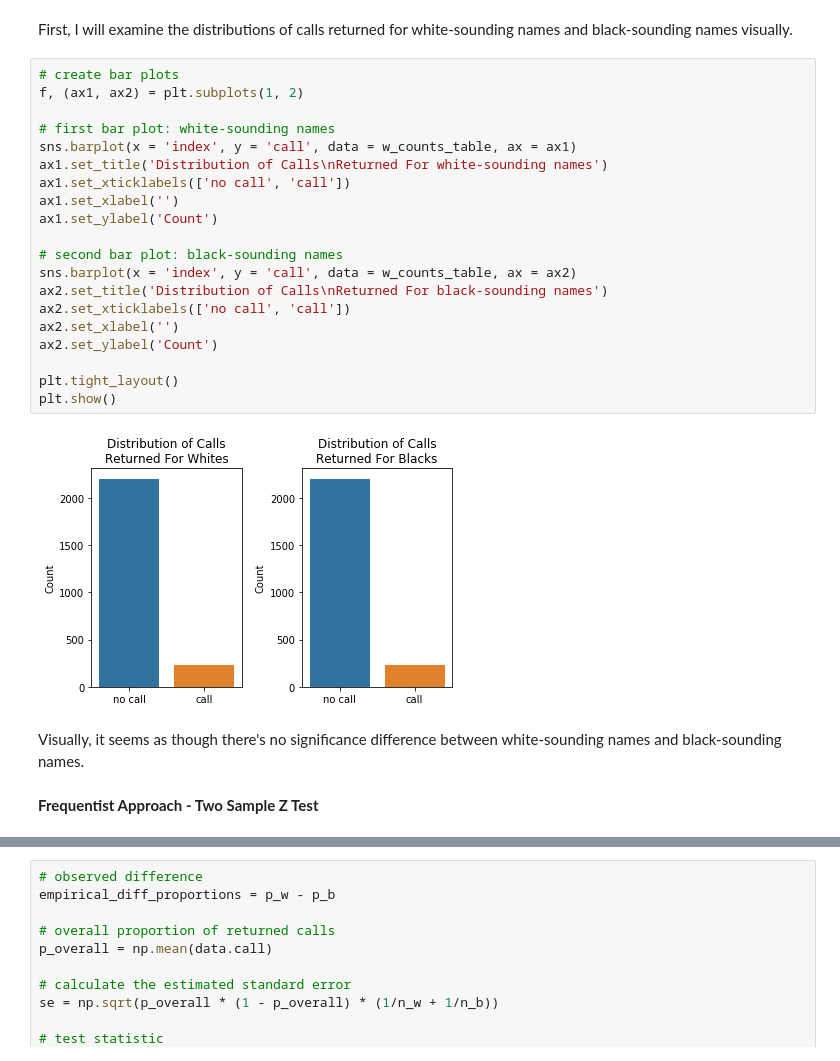
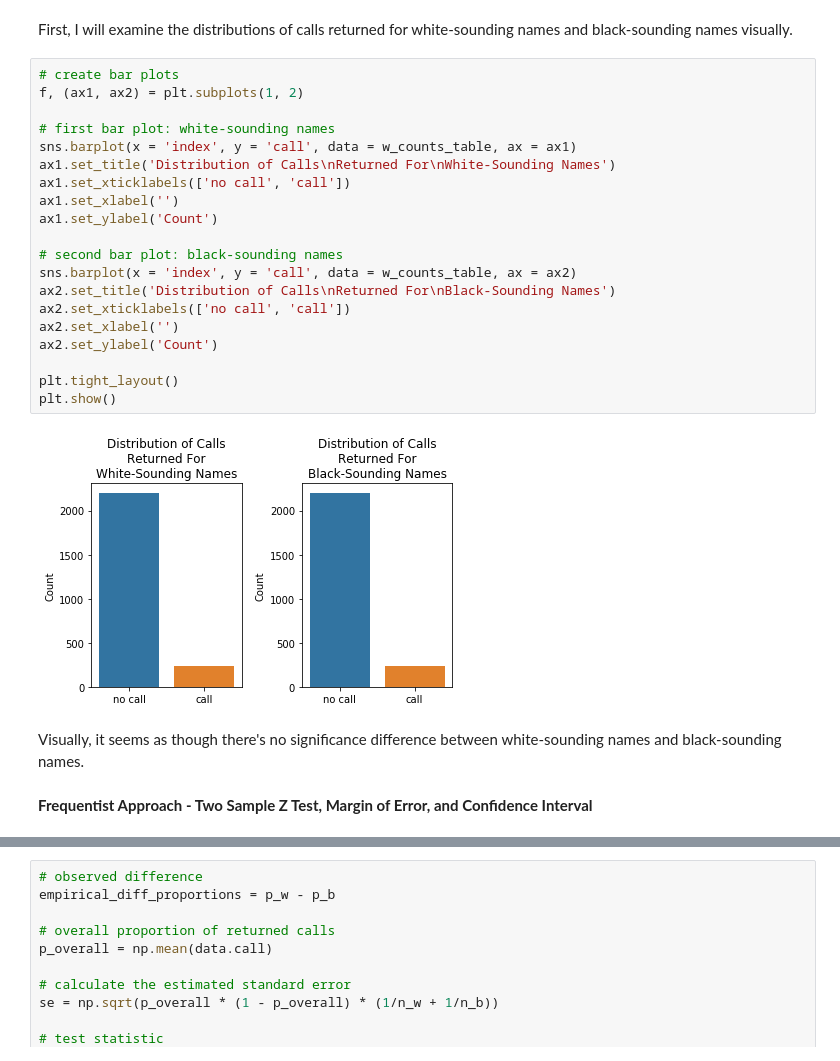
Before and after one commit to danielhanbitlee/Springboard, a Jupyter notebook: eda_projects/eda_racial_discrimination_job_market.ipynb, the cells around one changed output, grey strips where cells are left out. Cells and saved outputs as stored; diff of their text form.

```diff
--- a/eda_projects/eda_racial_discrimination_job_market.ipynb
+++ b/eda_projects/eda_racial_discrimination_job_market.ipynb
@@ -102,29 +107,29 @@ First, I will examine the distributions of calls returned for white-sounding nam
 # %%
 # create bar plots
 f, (ax1, ax2) = plt.subplots(1, 2)
 
 # first bar plot: white-sounding names
 sns.barplot(x = 'index', y = 'call', data = w_counts_table, ax = ax1)
-ax1.set_title('Distribution of Calls\nReturned For white-sounding names')
+ax1.set_title('Distribution of Calls\nReturned For\nWhite-Sounding Names')
 ax1.set_xticklabels(['no call', 'call'])
 ax1.set_xlabel('')
 ax1.set_ylabel('Count')
 
 # second bar plot: black-sounding names
 sns.barplot(x = 'index', y = 'call', data = w_counts_table, ax = ax2)
-ax2.set_title('Distribution of Calls\nReturned For black-sounding names')
+ax2.set_title('Distribution of Calls\nReturned For\nBlack-Sounding Names')
 ax2.set_xticklabels(['no call', 'call'])
 ax2.set_xlabel('')
 ax2.set_ylabel('Count')
 
 plt.tight_layout()
 plt.show()
 # %% [output]
-[figure, old version]
+[figure, new version]
 # %% [markdown]
 Visually, it seems as though there's no significance difference between white-sounding names and black-sounding names.
 # %% [markdown]
-**Frequentist Approach - Two Sample Z Test**
+**Frequentist Approach - Two Sample Z Test, Margin of Error, and Confidence Interval**
 # %% [markdown]
 Procedure:
 
```
Also changed, not shown: parts of 34 cells of this notebook.
